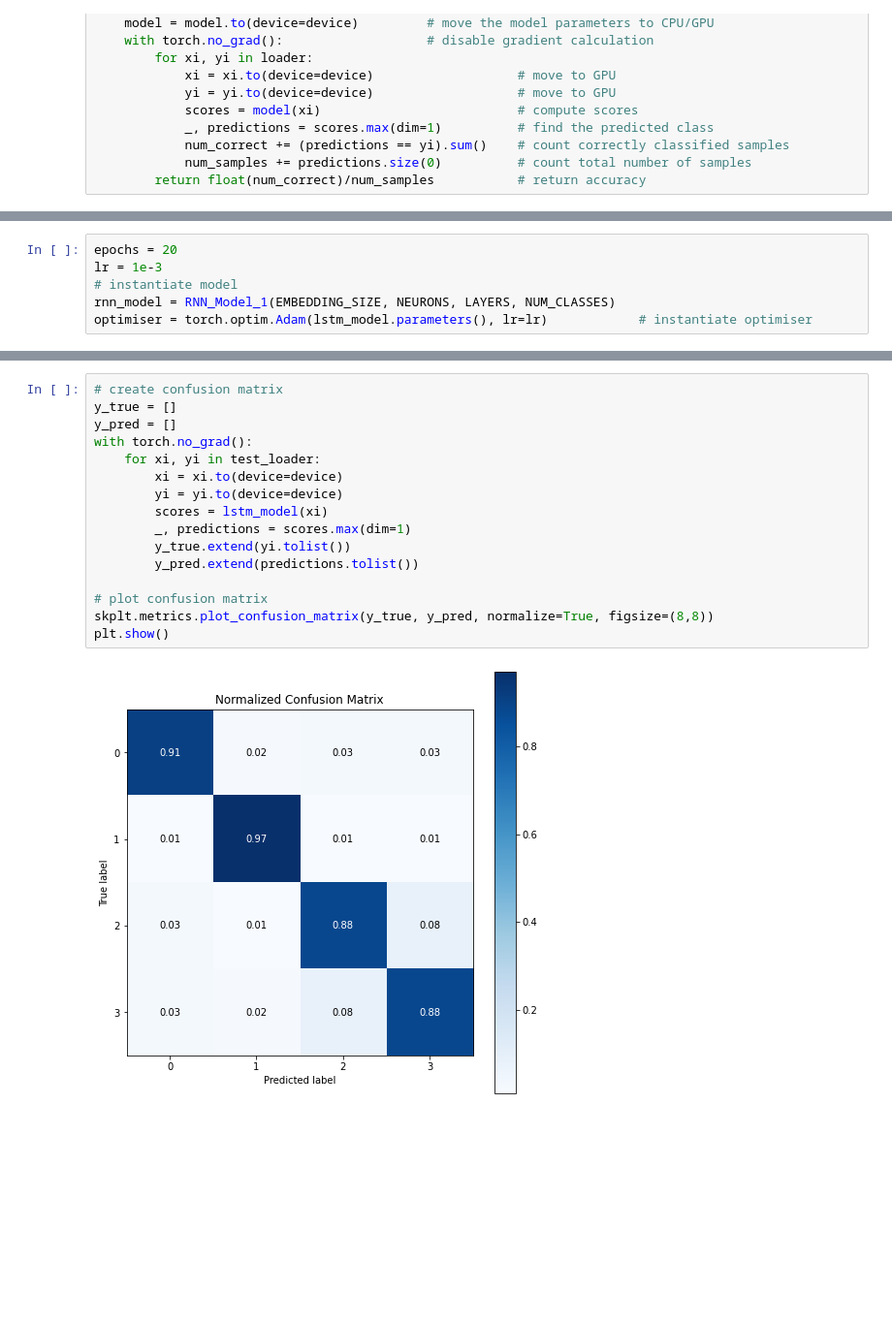
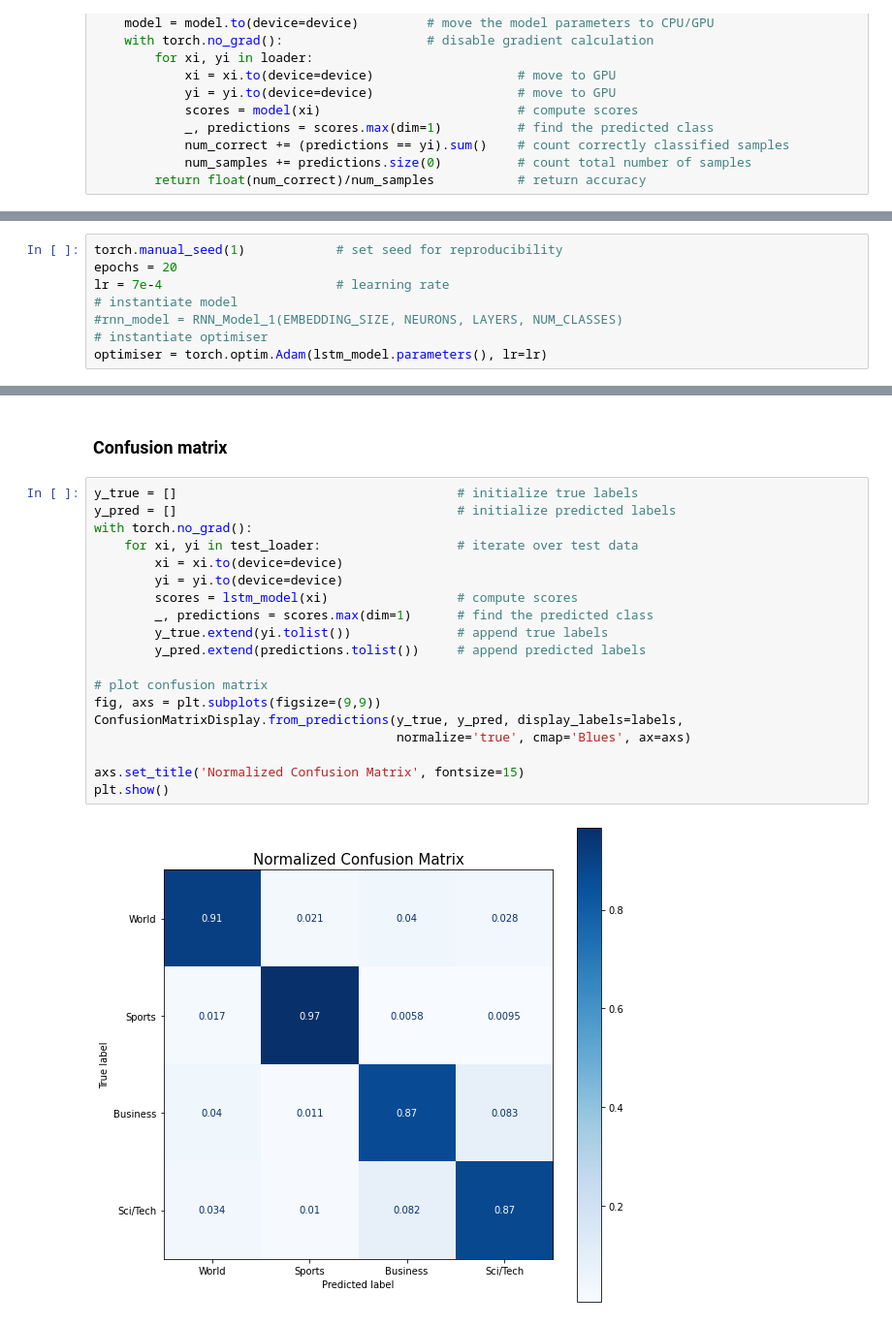
Before and after one commit to ivnlee/tec-mna-dl, a Jupyter notebook: Activity_3/activity_3b/A3b_DL_TC5033_AD2023_text_classifier-1.ipynb, the cells around one changed output, grey strips where cells are left out. Shown at 97% size. Cells and saved outputs as stored; diff of their text form; blank space fills up the shorter version.

```diff
--- a/Activity_3/activity_3b/A3b_DL_TC5033_AD2023_text_classifier-1.ipynb
+++ b/Activity_3/activity_3b/A3b_DL_TC5033_AD2023_text_classifier-1.ipynb
@@ -232,6 +239,8 @@ def train(model, optimiser, epochs):
 # %%
+torch.manual_seed(1)            # set seed for reproducibility
 epochs = 20
-lr = 1e-3
+lr = 7e-4                       # learning rate
 # instantiate model
-rnn_model = RNN_Model_1(EMBEDDING_SIZE, NEURONS, LAYERS, NUM_CLASSES)
-optimiser = torch.optim.Adam(lstm_model.parameters(), lr=lr)            # instantiate optimiser
+#rnn_model = RNN_Model_1(EMBEDDING_SIZE, NEURONS, LAYERS, NUM_CLASSES)
+# instantiate optimiser
+optimiser = torch.optim.Adam(lstm_model.parameters(), lr=lr)
@@ -286,18 +301,23 @@ Text: ['australia', 'turns', 'down', 'plea', 'for', 'more', 'troops', 'to', 'pro
+# %% [markdown]
+### Confusion matrix
 # %%
-# create confusion matrix
-y_true = []
-y_pred = []
+y_true = []                                     # initialize true labels
+y_pred = []                                     # initialize predicted labels
 with torch.no_grad():
-    for xi, yi in test_loader:
+    for xi, yi in test_loader:                  # iterate over test data
         xi = xi.to(device=device)
         yi = yi.to(device=device)
-        scores = lstm_model(xi)
-        _, predictions = scores.max(dim=1)
-        y_true.extend(yi.tolist())
-        y_pred.extend(predictions.tolist())
+        scores = lstm_model(xi)                 # compute scores
+        _, predictions = scores.max(dim=1)      # find the predicted class
+        y_true.extend(yi.tolist())              # append true labels
+        y_pred.extend(predictions.tolist())     # append predicted labels
 
 # plot confusion matrix
-skplt.metrics.plot_confusion_matrix(y_true, y_pred, normalize=True, figsize=(8,8))
+fig, axs = plt.subplots(figsize=(9,9))
+ConfusionMatrixDisplay.from_predictions(y_true, y_pred, display_labels=labels,
+                                        normalize='true', cmap='Blues', ax=axs)
+
+axs.set_title('Normalized Confusion Matrix', fontsize=15)
 plt.show()
 # %% [output]
-[figure, old version]
+[figure, new version]
```
Also changed, not shown: parts of 12 cells of this notebook.
